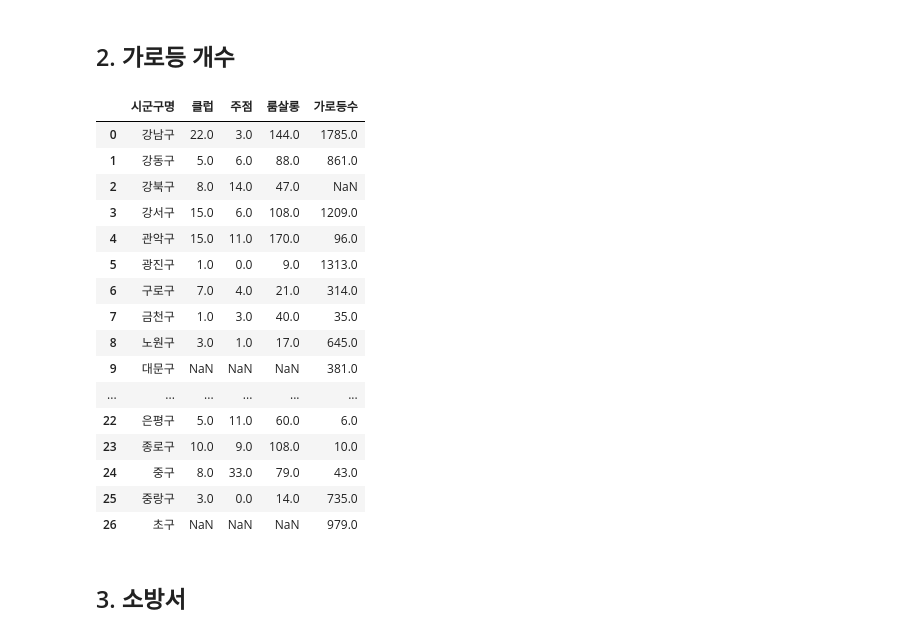
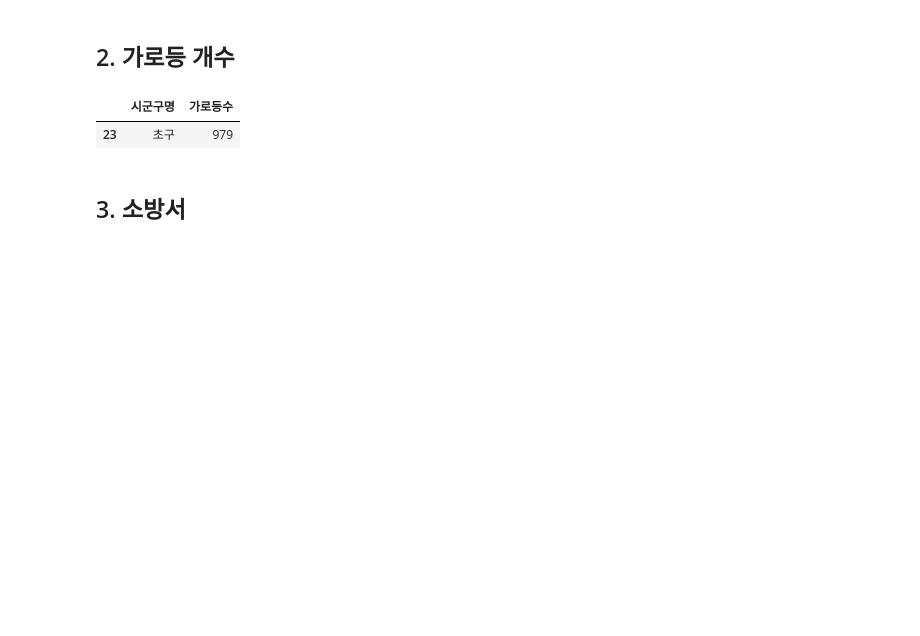
Before and after one commit to Jugiyul/village-data, a Jupyter notebook: merge.ipynb, the cells around one changed output. Saved outputs shown, nothing was run; the diff lists cells and outputs as text; code cells hidden in the pictures; blank space fills up the shorter version.

```diff
--- a/merge.ipynb
+++ b/merge.ipynb
@@ -183,51 +233,33 @@ df5.tail(1)
 # %%
 # 가로등 개수
 import geopandas as gpd
 from shapely.geometry import Point
 
 # 1. 법정동 경계 파일 불러오기
 gu = gpd.read_file("LARD_ADM_SECT_SGG_11_202505.shp",encoding='cp949')
 
 # 2. 좌표계 통일 (법정동 shp가 보통 EPSG:5179 또는 EPSG:4326)
 gu = gu.to_crs(epsg=4326)
 gu['SGG_NM']=gu['SGG_NM'].str.strip('서울특별시 ')
 gu2 = gu[['SGG_NM','geometry']]
 gu2.columns=['시군구명','geometry']
 gu2
 # 3. 가로등 데이터 불러오기
 df = pd.read_csv('범죄/서울시 가로등 위치 정보 (2).csv',encoding='cp949')
 df
 # 4. GeoDataFrame으로 변환
 gdf = gpd.GeoDataFrame(df, geometry=gpd.points_from_xy(df['경도'], df['위도']), crs="EPSG:4326")
 
 # 5. 공간조인: 가로등 위치와 법정동 경계 매핑
 merged = gpd.sjoin(gdf, gu2, how='left', predicate='intersects')
 merged
 # # 6. 법정동별 개수 세기
 streetlamp = merged.groupby(by='시군구명',as_index=False)['관리번호'].count()
 streetlamp.columns=['시군구명','가로등수']
 streetlamp.tail(1)
-
-merge = pd.merge(df5,streetlamp,on='시군구명',how='outer')
-merge
 # %% [output]
-|  | 시군구명 | 클럽 | 주점 | 룸살롱 | 가로등수 |
-| 0 | 강남구 | 22.0 | 3.0 | 144.0 | 1785.0 |
-| 1 | 강동구 | 5.0 | 6.0 | 88.0 | 861.0 |
-| 2 | 강북구 | 8.0 | 14.0 | 47.0 | NaN |
-| 3 | 강서구 | 15.0 | 6.0 | 108.0 | 1209.0 |
-| 4 | 관악구 | 15.0 | 11.0 | 170.0 | 96.0 |
-| 5 | 광진구 | 1.0 | 0.0 | 9.0 | 1313.0 |
-| 6 | 구로구 | 7.0 | 4.0 | 21.0 | 314.0 |
-| 7 | 금천구 | 1.0 | 3.0 | 40.0 | 35.0 |
-| 8 | 노원구 | 3.0 | 1.0 | 17.0 | 645.0 |
-| 9 | 대문구 | NaN | NaN | NaN | 381.0 |
-| ... | ... | ... | ... | ... | ... |
-| 22 | 은평구 | 5.0 | 11.0 | 60.0 | 6.0 |
-| 23 | 종로구 | 10.0 | 9.0 | 108.0 | 10.0 |
-| 24 | 중구 | 8.0 | 33.0 | 79.0 | 43.0 |
-| 25 | 중랑구 | 3.0 | 0.0 | 14.0 | 735.0 |
-| 26 | 초구 | NaN | NaN | NaN | 979.0 |
+|  | 시군구명 | 가로등수 |
+| 23 | 초구 | 979 |
 # %% [markdown]
 ## 3. 소방서
 # %% [markdown]
```
Also changed, not shown: parts of 32 cells of this notebook.
